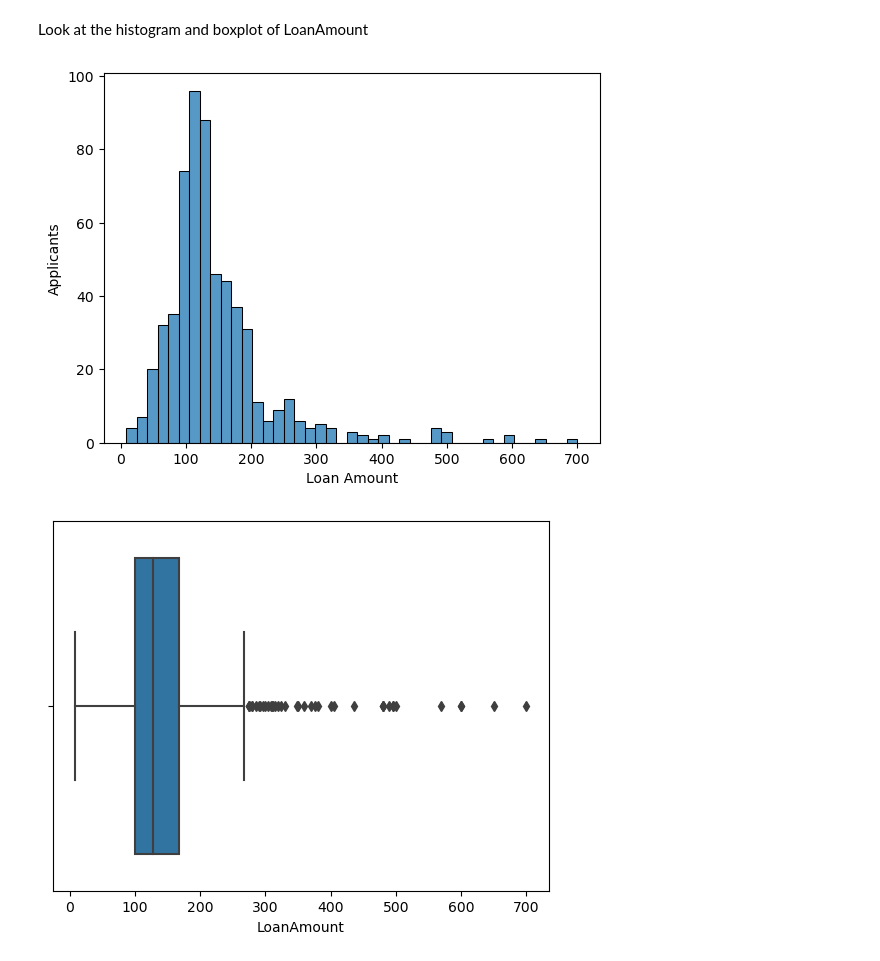
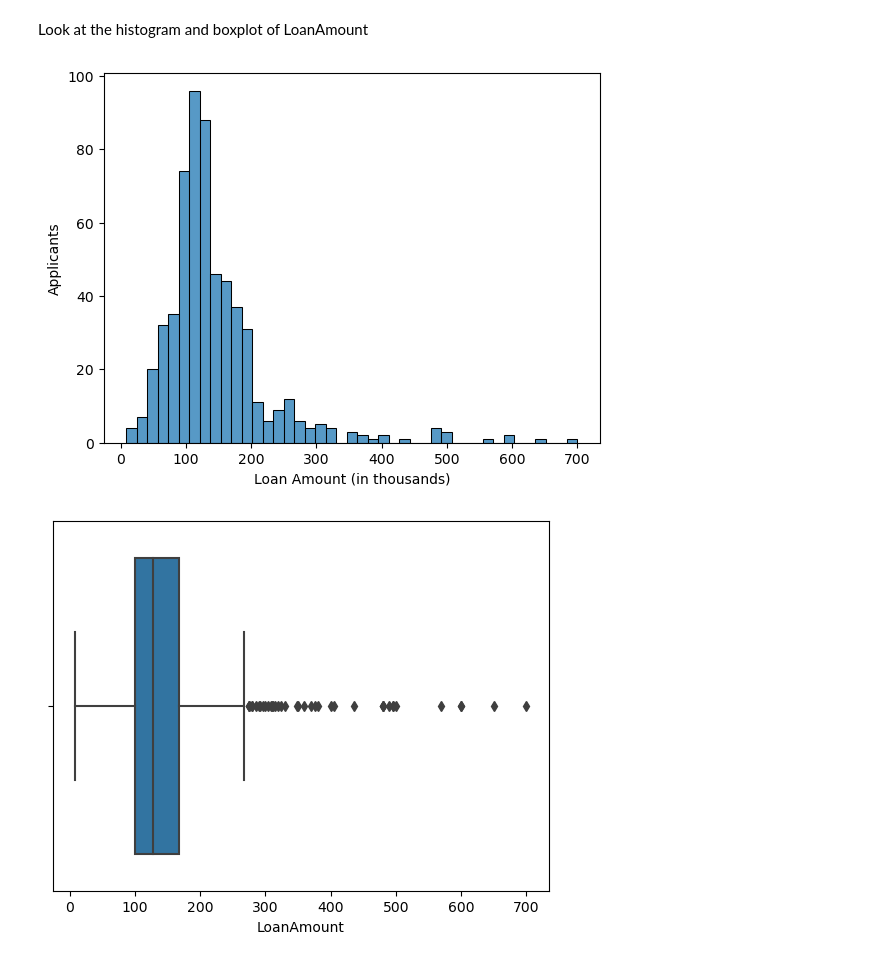
Before and after one commit to hgiorgib/Deployment-Project, a Jupyter notebook: notebooks/instructions.ipynb, the cells around one changed output. Drawn from its saved outputs; the diff is of its cells as text; code cells hidden in the pictures.

```diff
--- a/notebooks/instructions.ipynb
+++ b/notebooks/instructions.ipynb
@@ -306,10 +316,10 @@ plt.show()
 Look at the histogram and boxplot of LoanAmount
 # %%
 ax = sns.histplot(data=df, x='LoanAmount')
-ax.set(xlabel="Loan Amount", ylabel="Applicants")
+ax.set(xlabel="Loan Amount (in thousands)", ylabel="Applicants")
 plt.show()
 # %% [output]
-[figure, old version]
+[figure, new version]
 # %%
 sns.boxplot(df['LoanAmount'])
 plt.show()
```
Also changed, not shown: parts of 37 cells of this notebook, 1 other file.
